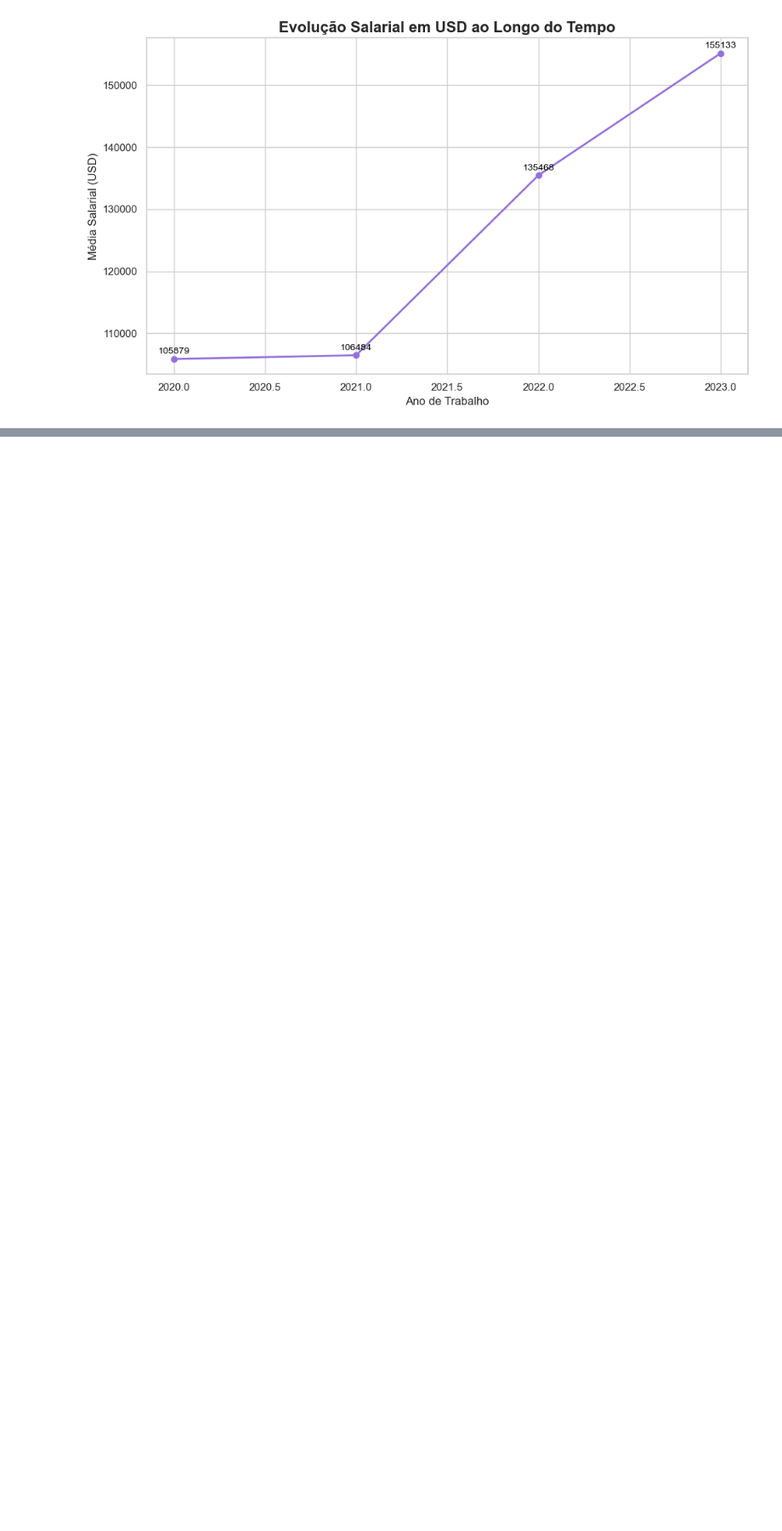
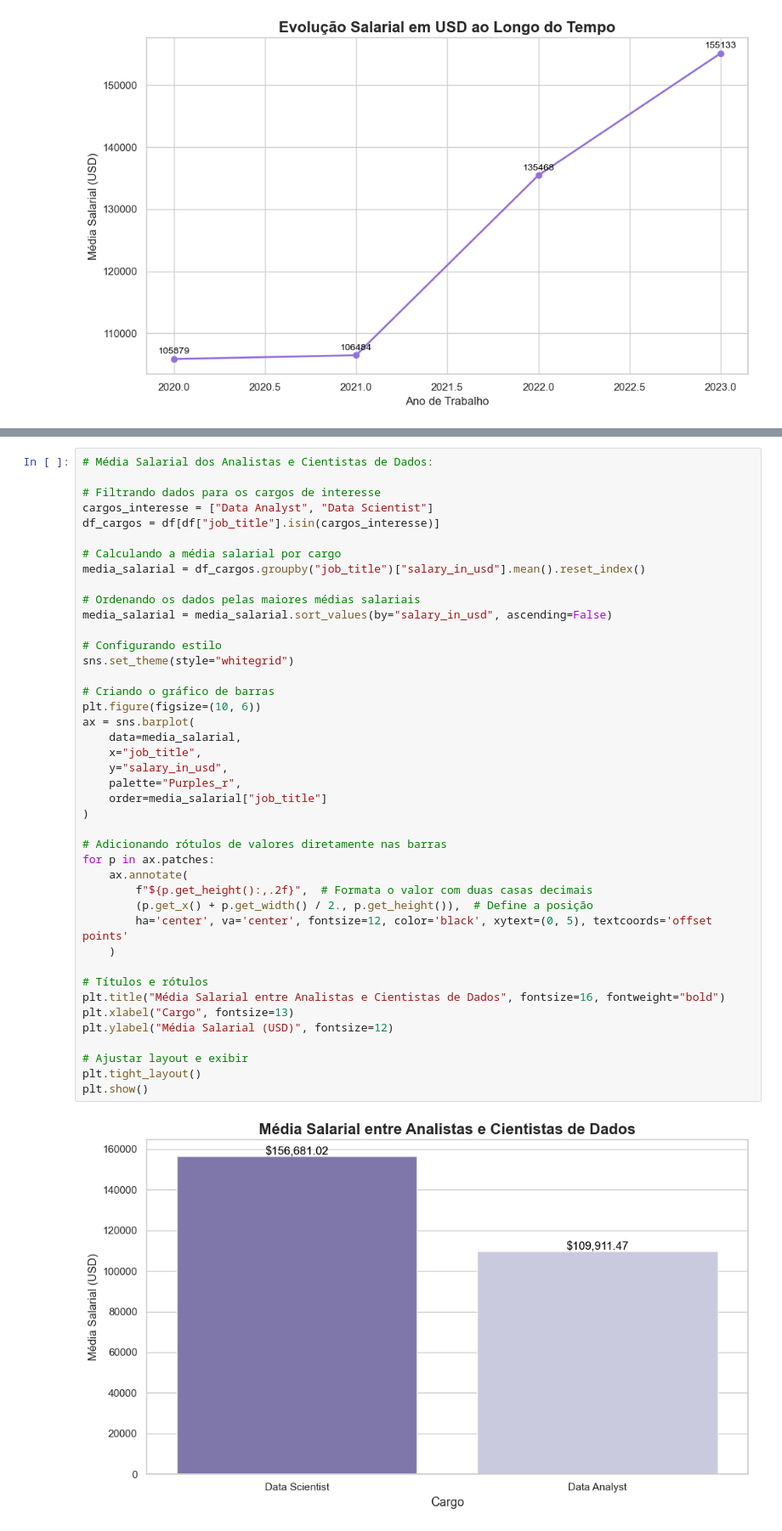
Before and after one commit to pedroohsilva/diferenca-salarial-analistas-e-cientistas-de-dados, a Jupyter notebook: Análise Exploratória de Dados/Análise Exploratória de Dados.ipynb, the cells around one changed output, grey strips where cells are left out. Shown at 85% size. Drawn from its saved outputs; the diff is of its cells as text; blank space fills up the shorter version.

```diff
--- a/Análise Exploratória de Dados/Análise Exploratória de Dados.ipynb
+++ b/Análise Exploratória de Dados/Análise Exploratória de Dados.ipynb
@@ -365,0 +425,44 @@ plt.show()
+# %%
+# Média Salarial dos Analistas e Cientistas de Dados:
+
+# Filtrando dados para os cargos de interesse
+cargos_interesse = ["Data Analyst", "Data Scientist"]
+df_cargos = df[df["job_title"].isin(cargos_interesse)]
+
+# Calculando a média salarial por cargo
+media_salarial = df_cargos.groupby("job_title")["salary_in_usd"].mean().reset_index()
+
+# Ordenando os dados pelas maiores médias salariais
+media_salarial = media_salarial.sort_values(by="salary_in_usd", ascending=False)
+
+# Configurando estilo
+sns.set_theme(style="whitegrid")
+
+# Criando o gráfico de barras
+plt.figure(figsize=(10, 6))
+ax = sns.barplot(
+    data=media_salarial,
+    x="job_title",
+    y="salary_in_usd",
+    palette="Purples_r",
+    order=media_salarial["job_title"]
+)
+
+# Adicionando rótulos de valores diretamente nas barras
+for p in ax.patches:
+    ax.annotate(
+        f"${p.get_height():,.2f}",  # Formata o valor com duas casas decimais
+        (p.get_x() + p.get_width() / 2., p.get_height()),  # Define a posição
+        ha='center', va='center', fontsize=12, color='black', xytext=(0, 5), textcoords='offset points'
+    )
+
+# Títulos e rótulos
+plt.title("Média Salarial entre Analistas e Cientistas de Dados", fontsize=16, fontweight="bold")
+plt.xlabel("Cargo", fontsize=13)
+plt.ylabel("Média Salarial (USD)", fontsize=12)
+
+# Ajustar layout e exibir
+plt.tight_layout()
+plt.show()
+# %% [output]
+[figure, added]
```
Also changed, not shown: parts of 8 cells of this notebook, 2 other files.
